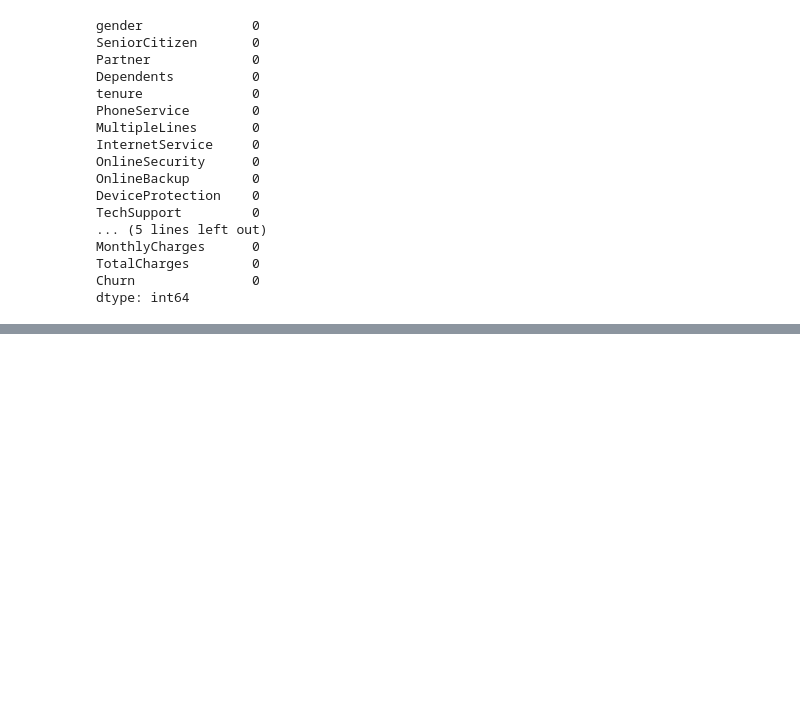
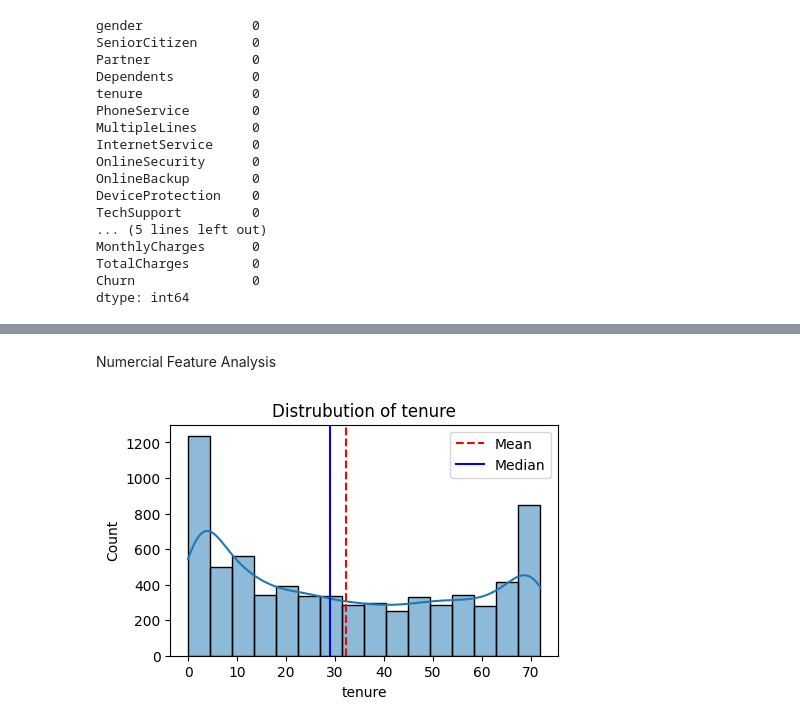
Before and after one commit to somethingshawnx/Churn_prediction, a Jupyter notebook: churn_prediction.ipynb, the cells around one changed output, grey strips where cells are left out. Cells and saved outputs as stored; diff of their text form; code cells hidden in the pictures; blank space fills up the shorter version.

```diff
--- a/churn_prediction.ipynb
+++ b/churn_prediction.ipynb
@@ -133,4 +134,4 @@ TotalCharges        0
 Churn               0
 dtype: int64
 # %%
-df['TotalCharges'] = df['TotalCharges']
+#df['TotalCharges'] = df['TotalCharges'].astype(float)
@@ -136,0 +159,4 @@ df['TotalCharges'] = df['TotalCharges']
+# %%
+df["TotalCharges"] = df["TotalCharges"].replace({" ": "0.0"})
+# %%
+df['TotalCharges'] = df['TotalCharges'].astype(float)
@@ -136,0 +210,23 @@ df['TotalCharges'] = df['TotalCharges']
+# %% [markdown]
+Numercial Feature Analysis
+# %%
+def plot_histogram(df,column_name):
+    plt.figure(figsize=(5,3))
+    sns.histplot(df[column_name],kde = True)
+    plt.title(f"Distrubution of {column_name}")
+
+    #calculate the mean values for the columns
+    col_mean =df[column_name].mean()
+    col_median =df[column_name].median()
+
+    #for vertical lines for mean and median
+    plt.axvline(col_mean, color="red",linestyle="--",label="Mean")
+    plt.axvline(col_median, color="blue",linestyle="-",label="Median")
+
+    plt.legend()
+
+    plt.show()
+# %%
+plot_histogram(df,"tenure")
+# %% [output]
+[figure, added]
```
Also changed, not shown: parts of 59 cells of this notebook.
